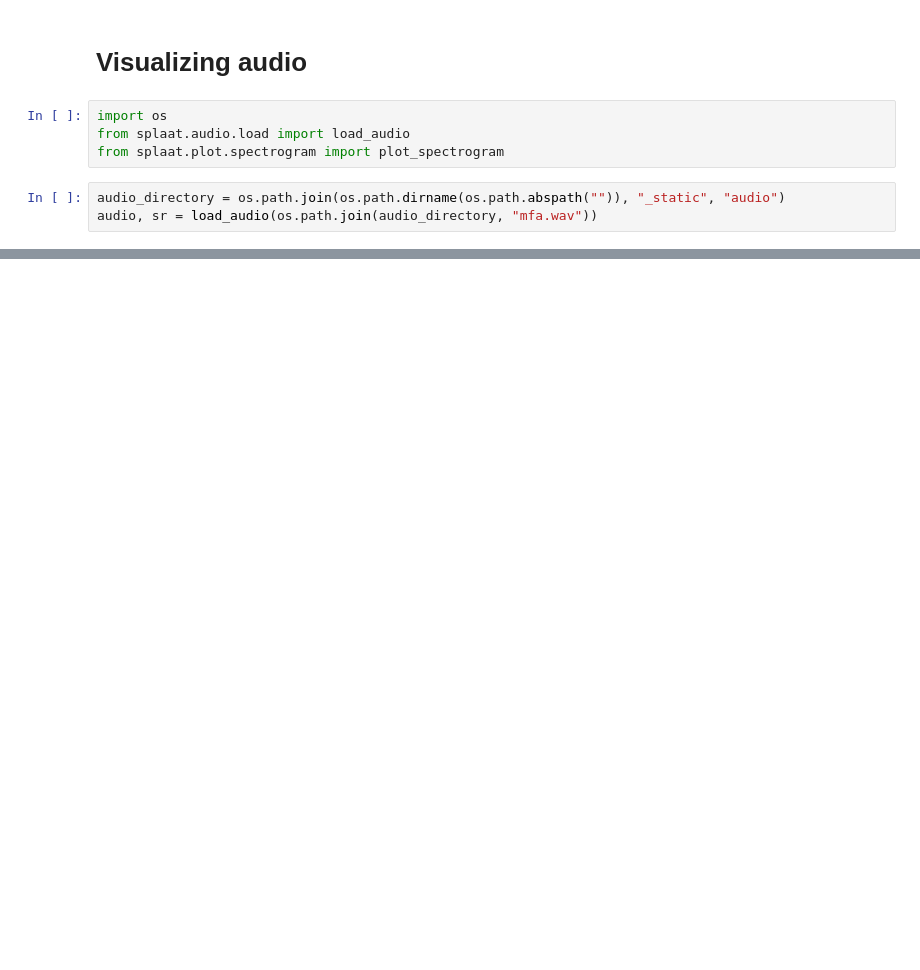
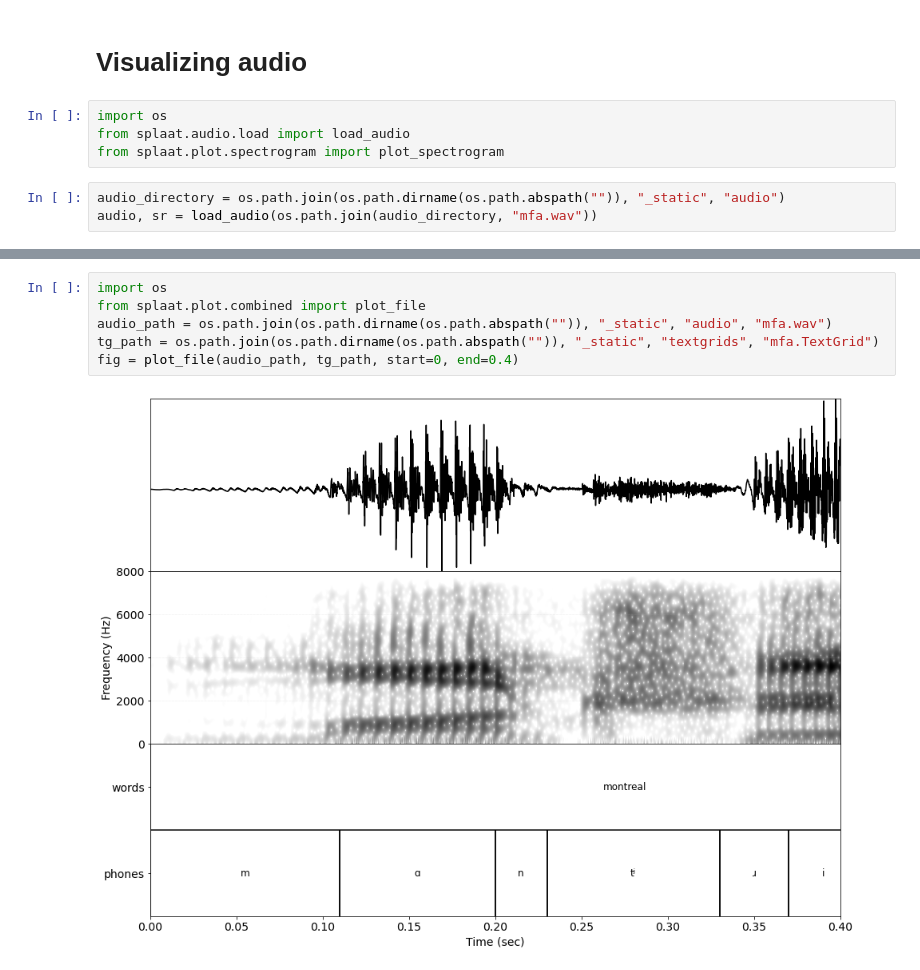
Before and after one commit to mmcauliffe/splaat, a Jupyter notebook: docs/source/examples/visualizing_audio.ipynb, the cells around one changed output, grey strips where cells are left out. Cells and saved outputs as stored; diff of their text form; blank space fills up the shorter version.

Commit message:
Add combined plot file and plot textgrid functions

```diff
--- a/docs/source/examples/visualizing_audio.ipynb
+++ b/docs/source/examples/visualizing_audio.ipynb
@@ -23,0 +24,8 @@ ret = plot_spectrogram(audio, sr, channel=1, start=0.4, end=0.6, figure_width=20
+# %%
+import os
+from splaat.plot.combined import plot_file
+audio_path = os.path.join(os.path.dirname(os.path.abspath("")), "_static", "audio", "mfa.wav")
+tg_path = os.path.join(os.path.dirname(os.path.abspath("")), "_static", "textgrids", "mfa.TextGrid")
+fig = plot_file(audio_path, tg_path, start=0, end=0.4)
+# %% [output]
+[figure, added]
```
Also changed, not shown: parts of 3 cells of this notebook, 5 other files.
